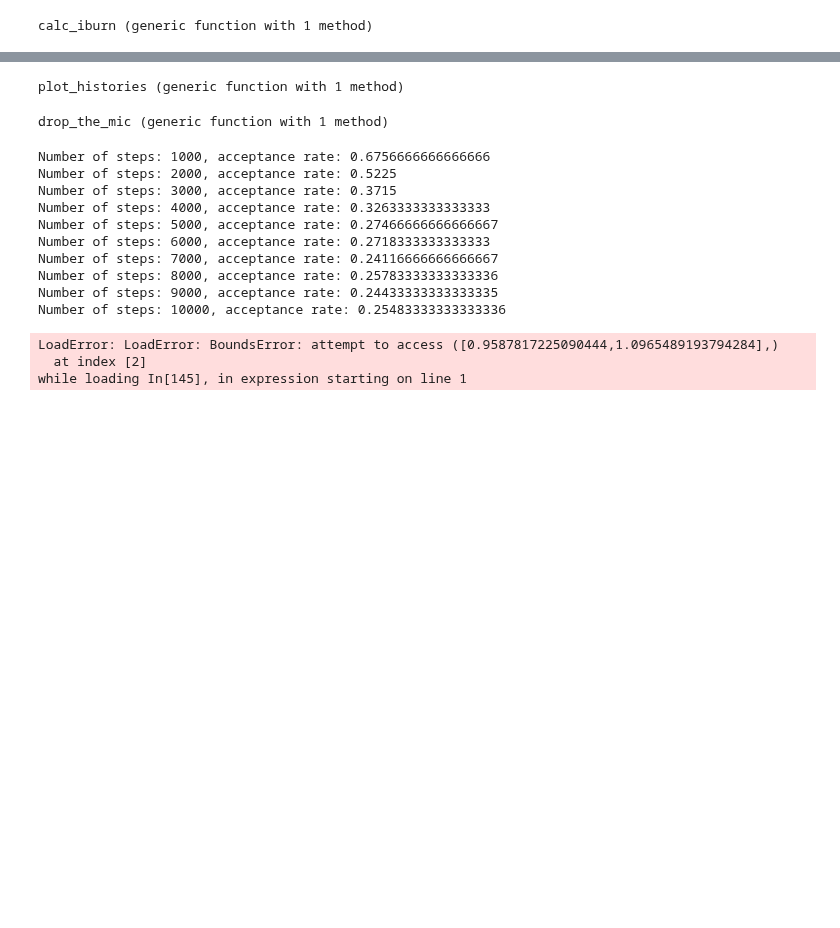
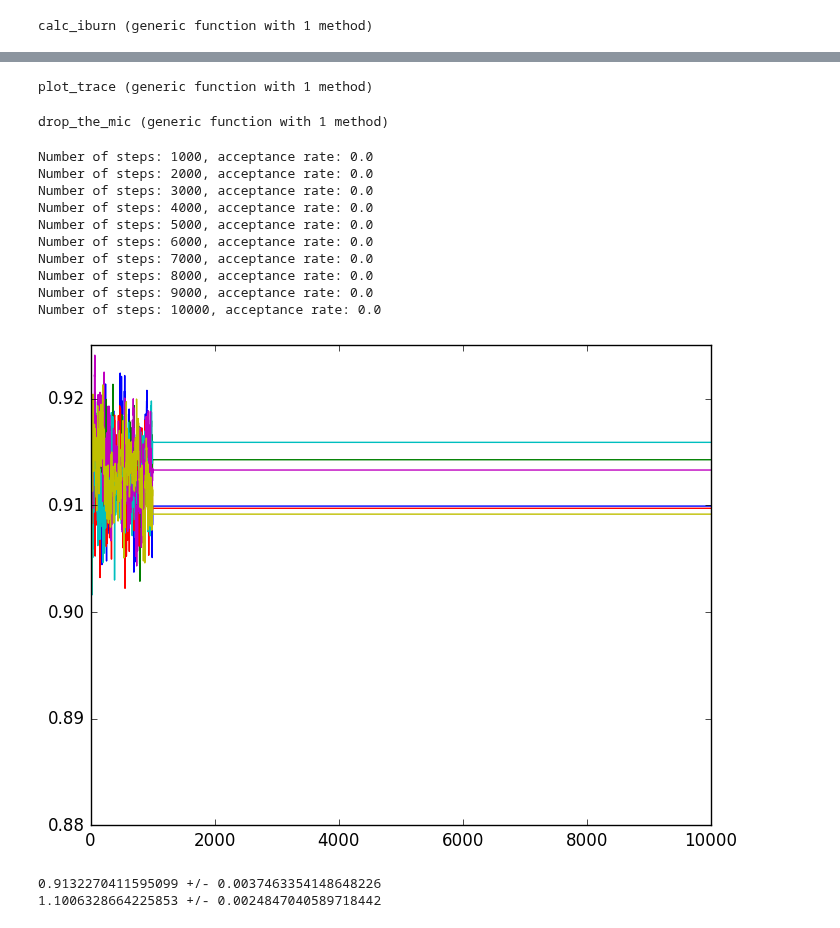
Before and after one commit to jlustigy/ExoJulia, a Jupyter notebook: Homework/hw4/mc_julia.ipynb, the cells around one changed output, grey strips where cells are left out. Drawn from its saved outputs; the diff is of its cells as text; code cells hidden in the pictures; blank space fills up the shorter version.

```diff
--- a/Homework/hw4/mc_julia.ipynb
+++ b/Homework/hw4/mc_julia.ipynb
@@ -52,16 +64,16 @@ chi2 (generic function with 1 method)
 # %%
 #Initialize a walker_array. nwalkers = nparams*3.0, nsteps=1, at the moment
-function init_walkers(modl::model,p0::Array{Float64},p_err::Array{Float64},data::Array{Float64,2})
-    nparam = modl.nparams
+function init_walkers(plog::ploglike,p0::Array{Float64},p_err::Array{Float64})
+    nparam = plog.nparams
     nwalker = nparam*3.0
-    chi_best = chi2(modl,p0,data)
+    chi_best = plog.chi(plog.model,p0,plog.data)
     w_array = walker_array(walker_record[])
     for j=1:nwalker
         chi_trial = 1.0e100
         par_trial = p0
         while chi_trial > (chi_best + 1000)
             par_trial = p0 + p_err.*randn(nparam)
-            chi_trial = chi2(modl,par_trial,data)
+            chi_trial = plog.chi(plog.model,par_trial,plog.data)
         end
         w = walker(par_trial,chi_trial)
         push!(w_array,walker_record([w]))
@@ -201,5 +212,5 @@ plot_walkers (generic function with 2 methods)
 # %%
-function plot_histories(w_array::walker_array,p1::Int64,nstart::Int64)
+function plot_trace(w_array::walker_array,p1::Int64,nstart::Int64)
     for w=1:w_array.nwalkers
         eyes = collect(1:w_array.recs[w].nsteps)
         vals = get_history(w_array,w,p1,nstart)
@@ -208,23 +219,24 @@ function plot_histories(w_array::walker_array,p1::Int64,nstart::Int64)
     show()
 end
 # %% [output]
-plot_histories (generic function with 1 method)
+plot_trace (generic function with 1 method)
 # %%
-function drop_the_mic(data::Array{Float64,2},modl::model,p0::Array{Float64},p_err::Array{Float64},nstep::Int64)
-    final_walkers = mcmc(data,modl,p0,p_err,nstep)
+function drop_the_mic(plog::ploglike,p0::Array{Float64},p_err::Array{Float64},nstep::Int64)
+    final_walkers = mcmc(plog,p0,p_err,nstep)
     iburn = calc_iburn(final_walkers)
-    for (par,std) in zip(get_params(final_walkers,iburn))
-        println("$param +/- $std")
+    vals,errs = get_params(results,iburn)
+    for (val,err) in zip(vals,errs)
+        println("$val +/- $err")
     end
-    for i=2:modl.nparams
+    for i=2:plog.nparams
         for j=1:i-1
             plot_walkers(final_walkers,i,j,iburn)
             #show() #.jl file only
             clf()
         end
     end
-    for i=1:modl.nparams
-        plot_histories(final_walkers,i,1)
+    for i=1:plog.nparams
+        plot_trace(final_walkers,i,1)
         #show() #.jl file only
         clf()
     end
@@ -232,20 +244,20 @@ end
 # %% [output]
 drop_the_mic (generic function with 1 method)
 # %%
-drop_the_mic(data,modl,p0,perr,10000)
+drop_the_mic(plog,p0,perr,10000)
 # %% [output]
-Number of steps: 1000, acceptance rate: 0.6756666666666666
-Number of steps: 2000, acceptance rate: 0.5225
-Number of steps: 3000, acceptance rate: 0.3715
-Number of steps: 4000, acceptance rate: 0.3263333333333333
-Number of steps: 5000, acceptance rate: 0.27466666666666667
-Number of steps: 6000, acceptance rate: 0.2718333333333333
-Number of steps: 7000, acceptance rate: 0.24116666666666667
-Number of steps: 8000, acceptance rate: 0.25783333333333336
-Number of steps: 9000, acceptance rate: 0.24433333333333335
-Number of steps: 10000, acceptance rate: 0.25483333333333336
+Number of steps: 1000, acceptance rate: 0.0
+Number of steps: 2000, acceptance rate: 0.0
+Number of steps: 3000, acceptance rate: 0.0
+Number of steps: 4000, acceptance rate: 0.0
+Number of steps: 5000, acceptance rate: 0.0
+Number of steps: 6000, acceptance rate: 0.0
+Number of steps: 7000, acceptance rate: 0.0
+Number of steps: 8000, acceptance rate: 0.0
+Number of steps: 9000, acceptance rate: 0.0
+Number of steps: 10000, acceptance rate: 0.0
+[figure, added]
-LoadError: LoadError: BoundsError: attempt to access ([0.9587817225090444,1.0965489193794284],)
-  at index [2]
-while loading In[145], in expression starting on line 1
+0.9132270411595099 +/- 0.0037463354148648226
+1.1006328664225853 +/- 0.0024847040589718442
 # %%
 mod_trial(x,p) = p[1].*x.+p[2]
```
Also changed, not shown: parts of 14 cells of this notebook.
